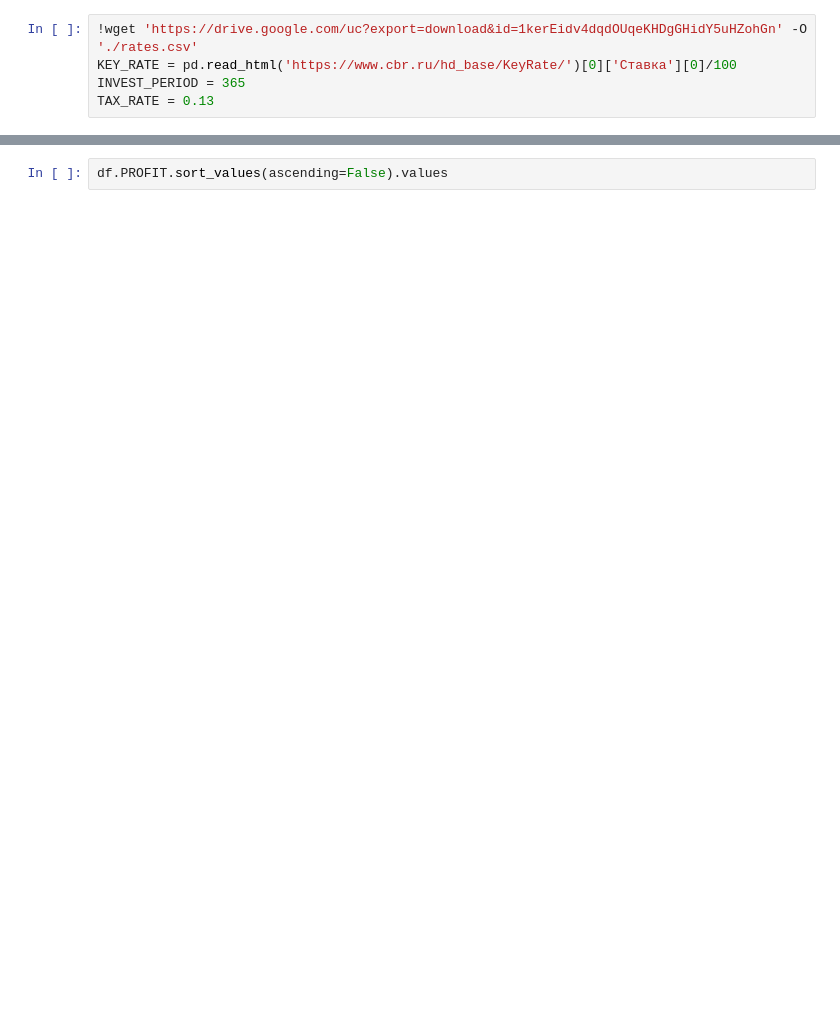
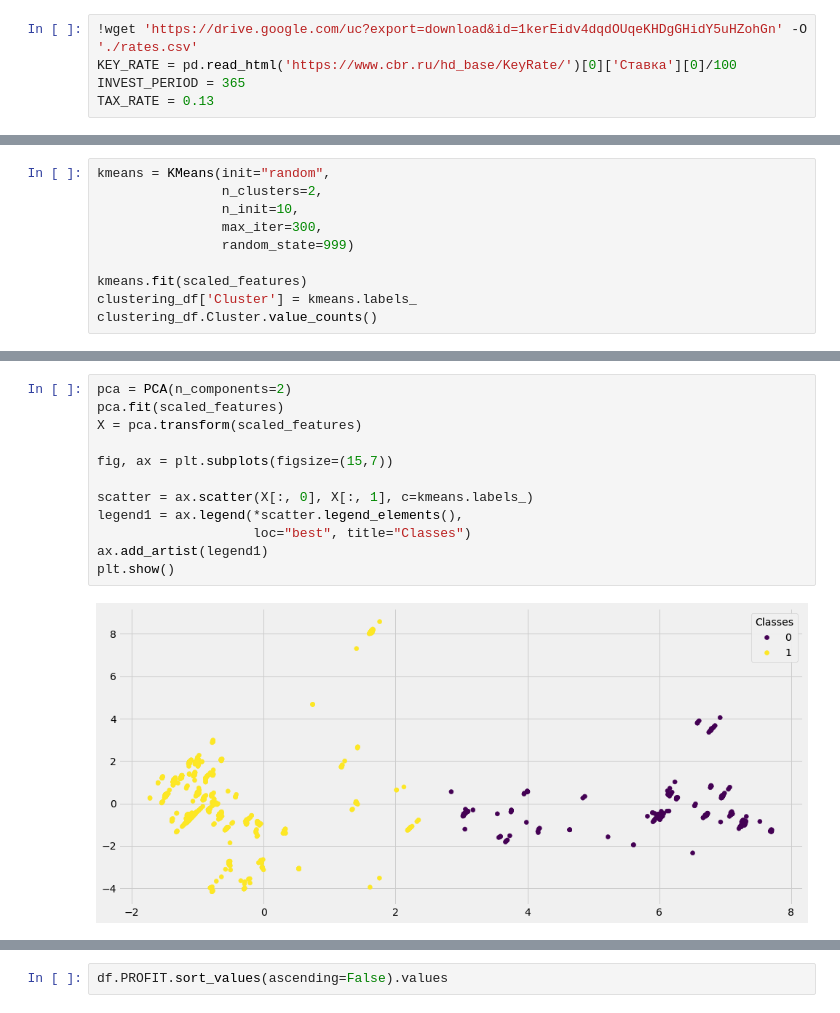
Before and after one commit to buxkirill/reboot_DA, a Jupyter notebook: final_project/final_project.ipynb, the cells around one changed output, grey strips where cells are left out. Saved outputs shown, nothing was run; the diff lists cells and outputs as text; blank space fills up the shorter version.

```diff
--- a/final_project/final_project.ipynb
+++ b/final_project/final_project.ipynb
@@ -234,0 +266,10 @@ dtype: int64
+# %%
+kmeans = KMeans(init="random",
+                n_clusters=2,
+                n_init=10,
+                max_iter=300,
+                random_state=999)
+
+kmeans.fit(scaled_features)
+clustering_df['Cluster'] = kmeans.labels_
+clustering_df.Cluster.value_counts()
@@ -234,0 +348,14 @@ dtype: int64
+# %%
+pca = PCA(n_components=2)
+pca.fit(scaled_features)
+X = pca.transform(scaled_features)
+
+fig, ax = plt.subplots(figsize=(15,7))
+
+scatter = ax.scatter(X[:, 0], X[:, 1], c=kmeans.labels_)
+legend1 = ax.legend(*scatter.legend_elements(),
+                    loc="best", title="Classes")
+ax.add_artist(legend1)
+plt.show()
+# %% [output]
+[figure, added]
```
Also changed, not shown: parts of 45 cells of this notebook.
